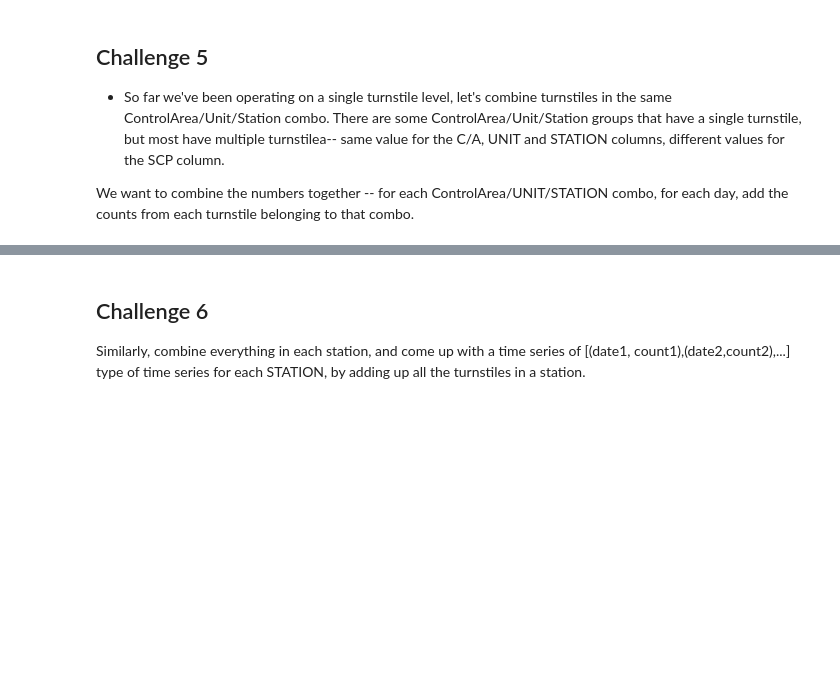
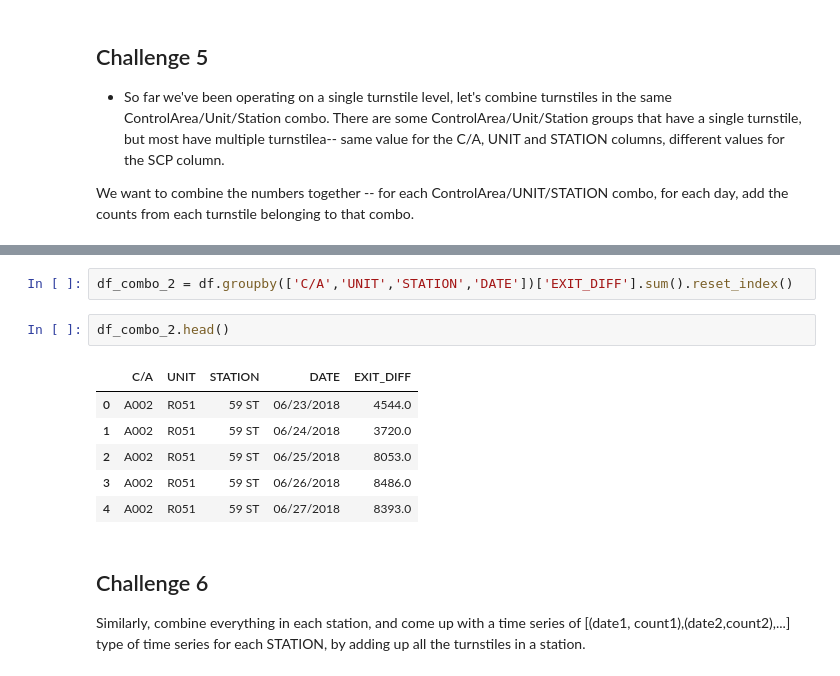
Before and after one commit to leo2506/metis-work, a Jupyter notebook: Challenge1_leo.ipynb, the cells around one changed output, grey strips where cells are left out. Saved outputs shown, nothing was run; the diff lists cells and outputs as text; blank space fills up the shorter version.

```diff
--- a/Challenge1_leo.ipynb
+++ b/Challenge1_leo.ipynb
@@ -369,3 +357,14 @@ df_combo
+# %%
+df_combo_2 = df.groupby(['C/A','UNIT','STATION','DATE'])['EXIT_DIFF'].sum().reset_index()
+# %%
+df_combo_2.head()
+# %% [output]
+|  | C/A | UNIT | STATION | DATE | EXIT_DIFF |
+| 0 | A002 | R051 | 59 ST | 06/23/2018 | 4544.0 |
+| 1 | A002 | R051 | 59 ST | 06/24/2018 | 3720.0 |
+| 2 | A002 | R051 | 59 ST | 06/25/2018 | 8053.0 |
+| 3 | A002 | R051 | 59 ST | 06/26/2018 | 8486.0 |
+| 4 | A002 | R051 | 59 ST | 06/27/2018 | 8393.0 |
 # %% [markdown]
 ## Challenge 6
 
```
Also changed, not shown: parts of 24 cells of this notebook.
